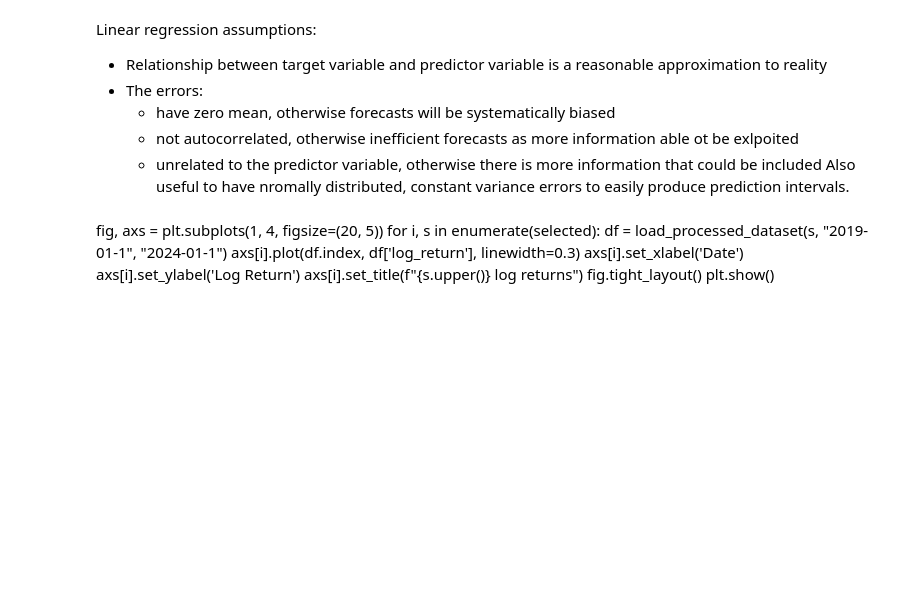
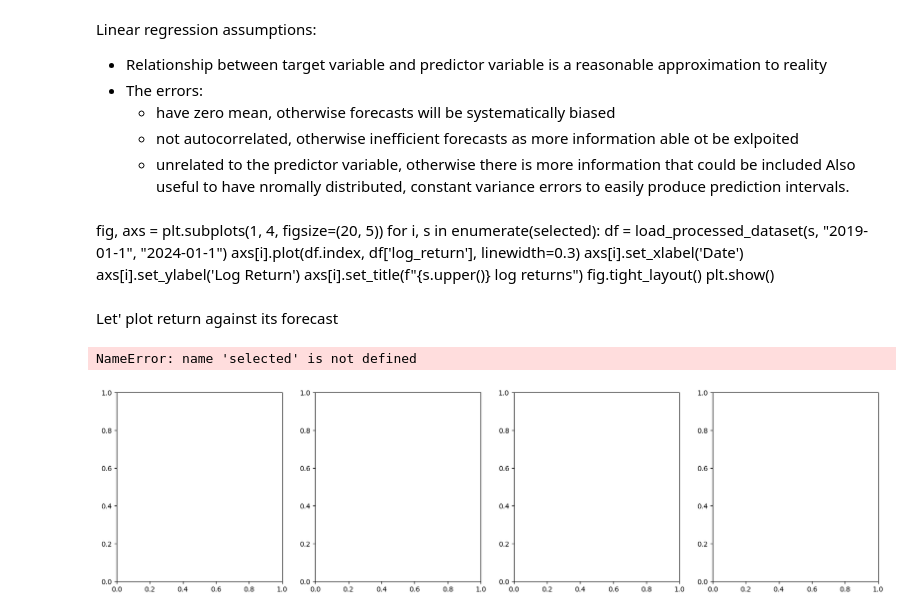
Before and after one commit to luo-simon/stock-predictions, a Jupyter notebook: debugging.ipynb, the cells around one changed output. Saved outputs shown, nothing was run; the diff lists cells and outputs as text; code cells hidden in the pictures; blank space fills up the shorter version.

```diff
--- a/debugging.ipynb
+++ b/debugging.ipynb
@@ -218,3 +219,26 @@ for i, s in enumerate(selected):
     axs[i].set_title(f"{s.upper()} log returns")
 fig.tight_layout()
 plt.show()
+# %% [markdown]
+Let' plot return against its forecast
+# %%
+import seaborn as sns
+import scipy.stats as stats
+import statsmodels.api as sm
+
+fig, axs = plt.subplots(1, 4, figsize=(20, 5))
+for i, s in enumerate(selected):
+    df = load_processed_dataset(s, "2019-01-1", "2024-01-1")
+    feature = "Dividends"
+    axs[i].scatter(df["log_return"], df["log_return_forecast"], label=s, linewidth=0.3)
+    # axs[i].set_xlabel('Date')
+    # axs[i].set_ylabel(feature)
+    # axs[i].set_title(f"{s} log returns")
+    x = np.linspace(start=df["log_return"].min(), stop=df["log_return"].max(), num=100)
+    y = np.zeros(len(x))
+    axs[i].plot(x, y)
+fig.tight_layout()
+plt.show()
+# %% [output]
+NameError: name 'selected' is not defined
+[figure, added]
```
Also changed, not shown: parts of 8 cells of this notebook, 21 other files.
